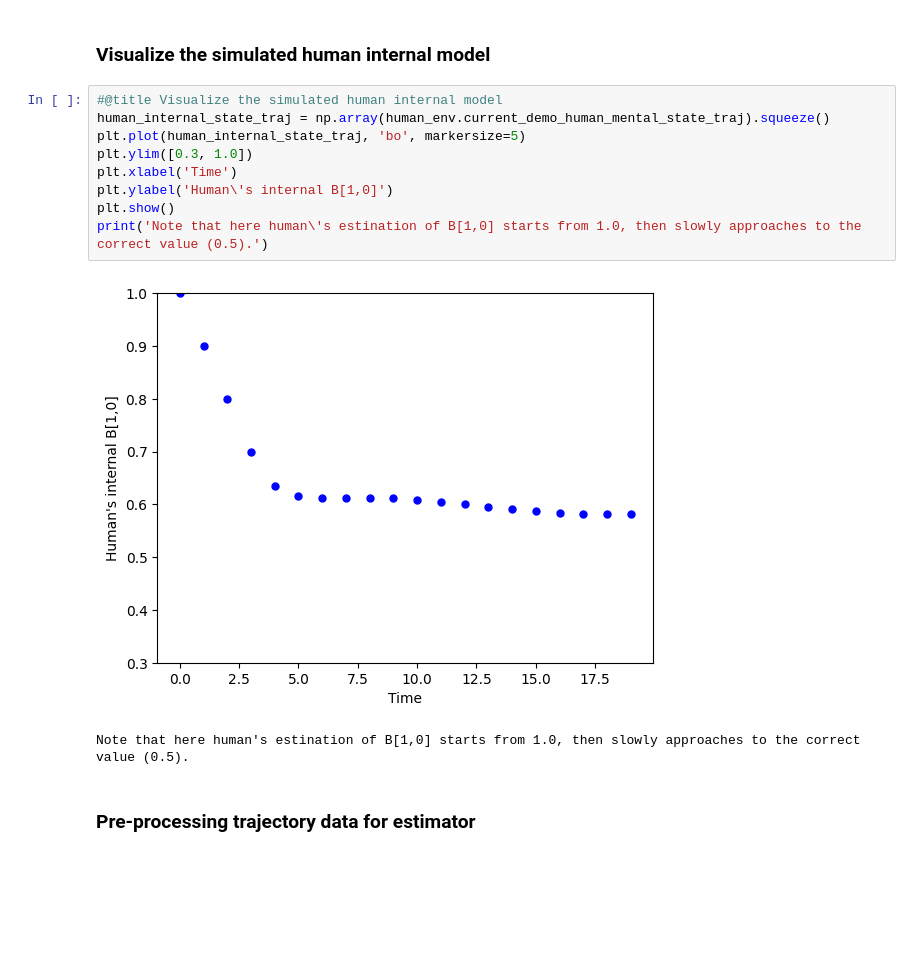
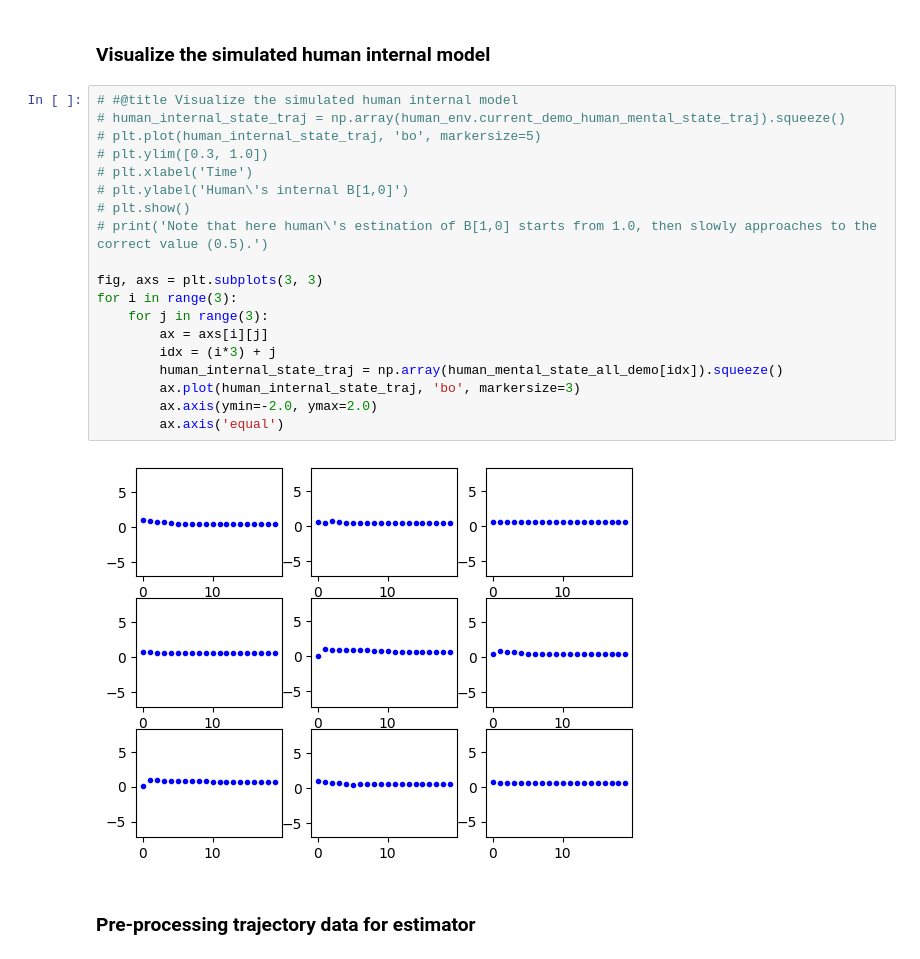
Before and after one commit to arvindrajaraman/closed-loop-influence, a Jupyter notebook: simulation.ipynb, the cells around one changed output. Saved outputs shown, nothing was run; the diff lists cells and outputs as text; blank space fills up the shorter version.

```diff
--- a/simulation.ipynb
+++ b/simulation.ipynb
@@ -68,17 +105,26 @@ The robot starts at 0.4 m with 0 speed. Its goal is to achieve [0;0]. Note that
 # %% [markdown]
 ### Visualize the simulated human internal model
 # %%
-#@title Visualize the simulated human internal model
-human_internal_state_traj = np.array(human_env.current_demo_human_mental_state_traj).squeeze()
-plt.plot(human_internal_state_traj, 'bo', markersize=5)
-plt.ylim([0.3, 1.0])
-plt.xlabel('Time')
-plt.ylabel('Human\'s internal B[1,0]')
-plt.show()
-print('Note that here human\'s estination of B[1,0] starts from 1.0, then slowly approaches to the correct value (0.5).')
+# #@title Visualize the simulated human internal model
+# human_internal_state_traj = np.array(human_env.current_demo_human_mental_state_traj).squeeze()
+# plt.plot(human_internal_state_traj, 'bo', markersize=5)
+# plt.ylim([0.3, 1.0])
+# plt.xlabel('Time')
+# plt.ylabel('Human\'s internal B[1,0]')
+# plt.show()
+# print('Note that here human\'s estination of B[1,0] starts from 1.0, then slowly approaches to the correct value (0.5).')
+
+fig, axs = plt.subplots(3, 3)
+for i in range(3):
+    for j in range(3):
+        ax = axs[i][j]
+        idx = (i*3) + j
+        human_internal_state_traj = np.array(human_mental_state_all_demo[idx]).squeeze()
+        ax.plot(human_internal_state_traj, 'bo', markersize=3)
+        ax.axis(ymin=-2.0, ymax=2.0)
+        ax.axis('equal')
 # %% [output]
-[figure, old version]
+[figure, new version]
-Note that here human's estination of B[1,0] starts from 1.0, then slowly approaches to the correct value (0.5).
 # %% [markdown]
 ### Pre-processing trajectory data for estimator
 # %%
```
Also changed, not shown: parts of 12 cells of this notebook, 1 other file.
